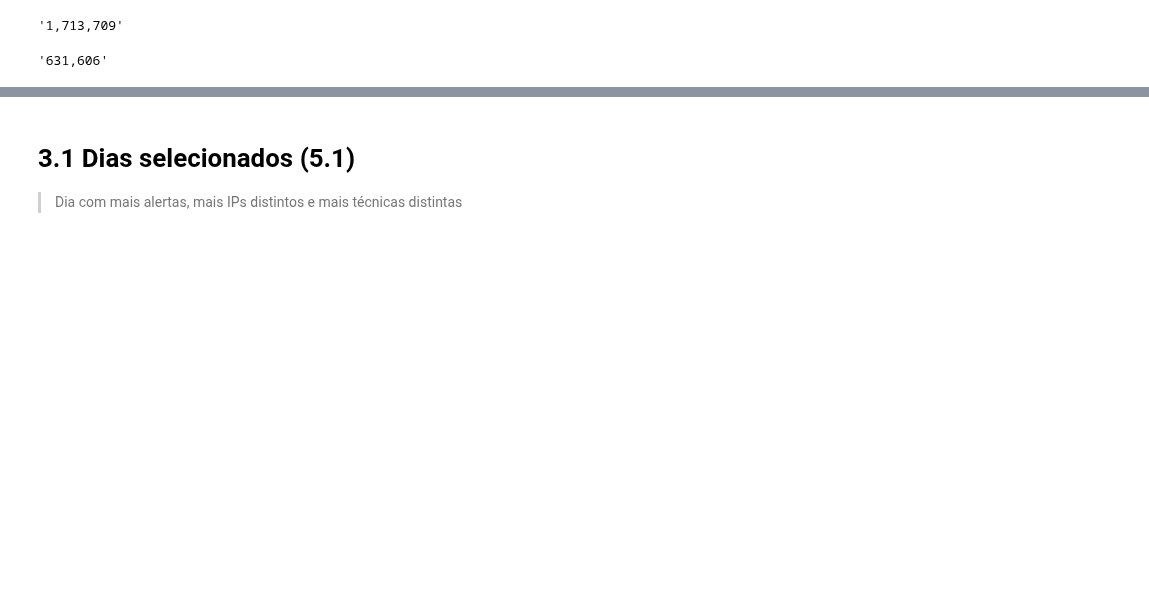
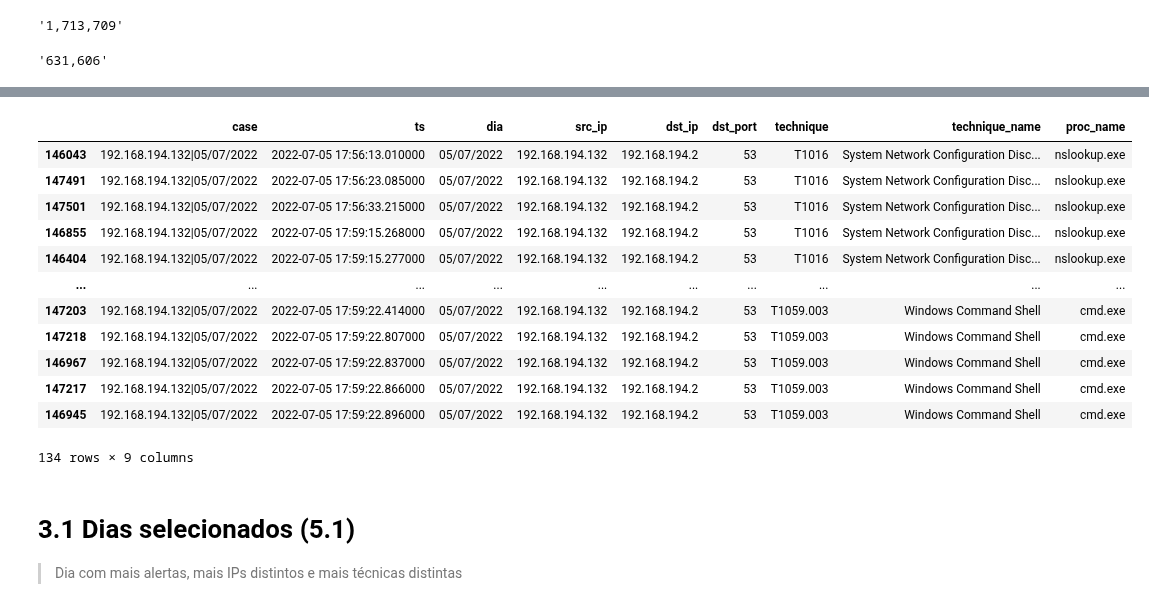
Before and after one commit to jpramires/mestrado, a Jupyter notebook: 4_Sean.ipynb, the cells around one changed output, grey strips where cells are left out. Saved outputs shown, nothing was run; the diff lists cells and outputs as text; code cells hidden in the pictures; blank space fills up the shorter version.

```diff
--- a/4_Sean.ipynb
+++ b/4_Sean.ipynb
@@ -711,3 +787,19 @@ real   todas:     1,676 alertas ->     967 eventos (42.3% de redução) | 24 cas
+# %%
+event_logs["real", "entrada"].sort_values(by="technique_name")
+# %% [output]
+|  | case | ts | dia | src_ip | dst_ip | dst_port | technique | technique_name | proc_name |
+| 146043 | 192.168.194.132|05/07/2022 | 2022-07-05 17:56:13.010000 | 05/07/2022 | 192.168.194.132 | 192.168.194.2 | 53 | T1016 | System Network Configuration Disc... | nslookup.exe |
+| 147491 | 192.168.194.132|05/07/2022 | 2022-07-05 17:56:23.085000 | 05/07/2022 | 192.168.194.132 | 192.168.194.2 | 53 | T1016 | System Network Configuration Disc... | nslookup.exe |
+| 147501 | 192.168.194.132|05/07/2022 | 2022-07-05 17:56:33.215000 | 05/07/2022 | 192.168.194.132 | 192.168.194.2 | 53 | T1016 | System Network Configuration Disc... | nslookup.exe |
+| 146855 | 192.168.194.132|05/07/2022 | 2022-07-05 17:59:15.268000 | 05/07/2022 | 192.168.194.132 | 192.168.194.2 | 53 | T1016 | System Network Configuration Disc... | nslookup.exe |
+| 146404 | 192.168.194.132|05/07/2022 | 2022-07-05 17:59:15.277000 | 05/07/2022 | 192.168.194.132 | 192.168.194.2 | 53 | T1016 | System Network Configuration Disc... | nslookup.exe |
+| ... | ... | ... | ... | ... | ... | ... | ... | ... | ... |
+| 147203 | 192.168.194.132|05/07/2022 | 2022-07-05 17:59:22.414000 | 05/07/2022 | 192.168.194.132 | 192.168.194.2 | 53 | T1059.003 | Windows Command Shell | cmd.exe |
+| 147218 | 192.168.194.132|05/07/2022 | 2022-07-05 17:59:22.807000 | 05/07/2022 | 192.168.194.132 | 192.168.194.2 | 53 | T1059.003 | Windows Command Shell | cmd.exe |
+| 146967 | 192.168.194.132|05/07/2022 | 2022-07-05 17:59:22.837000 | 05/07/2022 | 192.168.194.132 | 192.168.194.2 | 53 | T1059.003 | Windows Command Shell | cmd.exe |
+| 147217 | 192.168.194.132|05/07/2022 | 2022-07-05 17:59:22.866000 | 05/07/2022 | 192.168.194.132 | 192.168.194.2 | 53 | T1059.003 | Windows Command Shell | cmd.exe |
+| 146945 | 192.168.194.132|05/07/2022 | 2022-07-05 17:59:22.896000 | 05/07/2022 | 192.168.194.132 | 192.168.194.2 | 53 | T1059.003 | Windows Command Shell | cmd.exe |
+134 rows × 9 columns
 # %% [markdown]
 # 3.1 Dias selecionados (5.1)
 > Dia com mais alertas, mais IPs distintos e mais técnicas distintas
```
Also changed, not shown: parts of 82 cells of this notebook, 36 other files.
